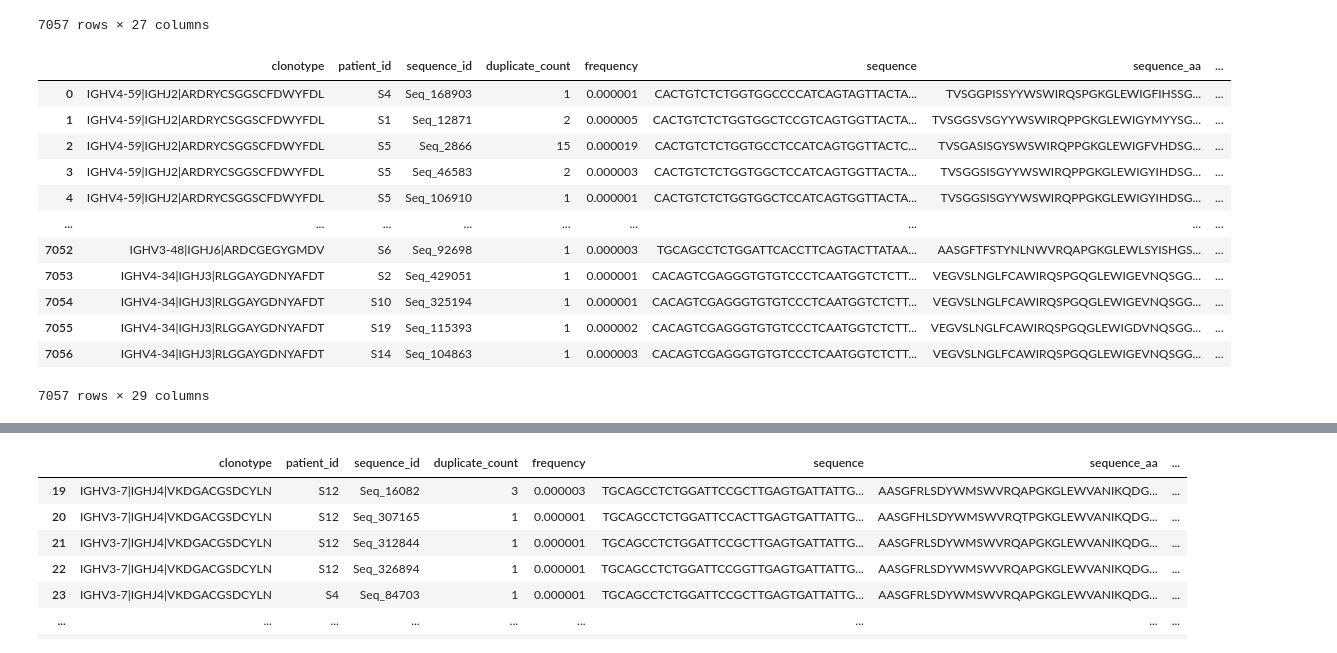
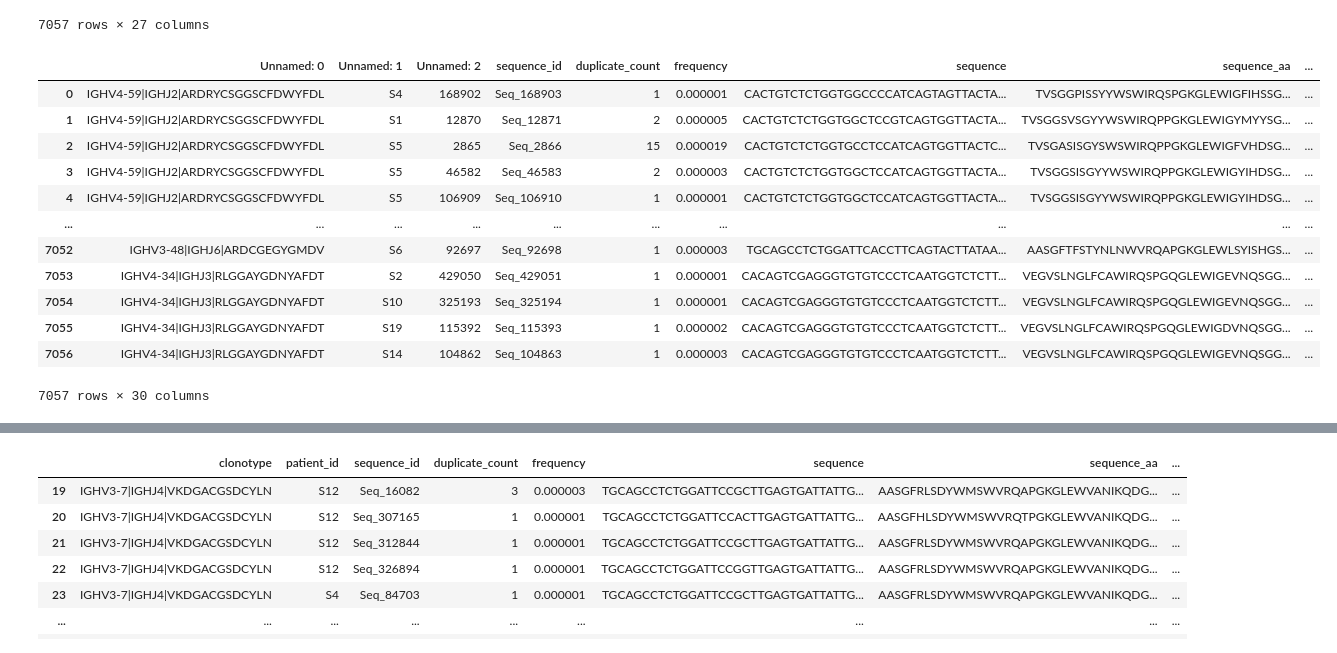
Before and after one commit to DaeheonKwon/Grad_proj, a Jupyter notebook: playground.ipynb, the cells around one changed output, grey strips where cells are left out. Drawn from its saved outputs; the diff is of its cells as text; code cells hidden in the pictures.

```diff
--- a/playground.ipynb
+++ b/playground.ipynb
@@ -66,9 +57,9 @@ from utils.preprocessing import preprocessing
 def unique_shared_clonotype(shared_clonotype):
     raw_datas = []
     for patient in shared_clonotype['patients']:
-        with pd.read_csv(f'../Data/new_sjogren_file/{patient}_add_d_gene.tsv', sep='\t') as df:
-            process = preprocessing(df)
-            raw_datas.append(process().get_group((shared_clonotype['v_call'], shared_clonotype['j_call'], shared_clonotype['cdr3_aa'])))
+        df = pd.read_csv(f'../Data/new_sjogren_file/{patient}_add_d_gene.tsv', sep='\t')
+        process = preprocessing(df)
+        raw_datas.append(process().get_group((shared_clonotype['v_call'], shared_clonotype['j_call'], shared_clonotype['cdr3_aa'])))
     concat = pd.concat(raw_datas, keys = shared_clonotype['patients'])
     concat['isUnique'] = ~concat['sequence'].duplicated(keep=False)
     return concat
@@ -94,19 +85,20 @@ concat_clone
 |  | S14 | 104862 | Seq_104863 | 1 | 0.000003 | CACAGTCGAGGGTGTGTCCCTCAATGGTCTCTT... | VEGVSLNGLFCAWIRQSPGQGLEWIGEVNQSGG... | GTCGAGGGTGTGTCCCTCAATGGTCTCTTCTGC... | ... |
 7057 rows × 27 columns
 # %%
-clone_marked = pd.read_csv('../Data/sjogren_unique_sequences_marked.csv')
-clone_marked
+concat_clone.to_csv('../Data/sjogren_unique_sequences_marked.csv')
+concat_clone =  pd.read_csv('../Data/sjogren_unique_sequences_marked.csv')
+concat_clone
 # %% [output]
-|  | clonotype | patient_id | sequence_id | duplicate_count | frequency | sequence | sequence_aa | ... |
-| 0 | IGHV4-59|IGHJ2|ARDRYCSGGSCFDWYFDL | S4 | Seq_168903 | 1 | 0.000001 | CACTGTCTCTGGTGGCCCCATCAGTAGTTACTA... | TVSGGPISSYYWSWIRQSPGKGLEWIGFIHSSG... | ... |
-| 1 | IGHV4-59|IGHJ2|ARDRYCSGGSCFDWYFDL | S1 | Seq_12871 | 2 | 0.000005 | CACTGTCTCTGGTGGCTCCGTCAGTGGTTACTA... | TVSGGSVSGYYWSWIRQPPGKGLEWIGYMYYSG... | ... |
-| 2 | IGHV4-59|IGHJ2|ARDRYCSGGSCFDWYFDL | S5 | Seq_2866 | 15 | 0.000019 | CACTGTCTCTGGTGCCTCCATCAGTGGTTACTC... | TVSGASISGYSWSWIRQPPGKGLEWIGFVHDSG... | ... |
-| 3 | IGHV4-59|IGHJ2|ARDRYCSGGSCFDWYFDL | S5 | Seq_46583 | 2 | 0.000003 | CACTGTCTCTGGTGGCTCCATCAGTGGTTACTA... | TVSGGSISGYYWSWIRQPPGKGLEWIGYIHDSG... | ... |
-| 4 | IGHV4-59|IGHJ2|ARDRYCSGGSCFDWYFDL | S5 | Seq_106910 | 1 | 0.000001 | CACTGTCTCTGGTGGCTCCATCAGTGGTTACTA... | TVSGGSISGYYWSWIRQPPGKGLEWIGYIHDSG... | ... |
-| ... | ... | ... | ... | ... | ... | ... | ... | ... |
-| 7052 | IGHV3-48|IGHJ6|ARDCGEGYGMDV | S6 | Seq_92698 | 1 | 0.000003 | TGCAGCCTCTGGATTCACCTTCAGTACTTATAA... | AASGFTFSTYNLNWVRQAPGKGLEWLSYISHGS... | ... |
-| 7053 | IGHV4-34|IGHJ3|RLGGAYGDNYAFDT | S2 | Seq_429051 | 1 | 0.000001 | CACAGTCGAGGGTGTGTCCCTCAATGGTCTCTT... | VEGVSLNGLFCAWIRQSPGQGLEWIGEVNQSGG... | ... |
-| 7054 | IGHV4-34|IGHJ3|RLGGAYGDNYAFDT | S10 | Seq_325194 | 1 | 0.000001 | CACAGTCGAGGGTGTGTCCCTCAATGGTCTCTT... | VEGVSLNGLFCAWIRQSPGQGLEWIGEVNQSGG... | ... |
-| 7055 | IGHV4-34|IGHJ3|RLGGAYGDNYAFDT | S19 | Seq_115393 | 1 | 0.000002 | CACAGTCGAGGGTGTGTCCCTCAATGGTCTCTT... | VEGVSLNGLFCAWIRQSPGQGLEWIGDVNQSGG... | ... |
-| 7056 | IGHV4-34|IGHJ3|RLGGAYGDNYAFDT | S14 | Seq_104863 | 1 | 0.000003 | CACAGTCGAGGGTGTGTCCCTCAATGGTCTCTT... | VEGVSLNGLFCAWIRQSPGQGLEWIGEVNQSGG... | ... |
+|  | Unnamed: 0 | Unnamed: 1 | Unnamed: 2 | sequence_id | duplicate_count | frequency | sequence | sequence_aa | ... |
+| 0 | IGHV4-59|IGHJ2|ARDRYCSGGSCFDWYFDL | S4 | 168902 | Seq_168903 | 1 | 0.000001 | CACTGTCTCTGGTGGCCCCATCAGTAGTTACTA... | TVSGGPISSYYWSWIRQSPGKGLEWIGFIHSSG... | ... |
+| 1 | IGHV4-59|IGHJ2|ARDRYCSGGSCFDWYFDL | S1 | 12870 | Seq_12871 | 2 | 0.000005 | CACTGTCTCTGGTGGCTCCGTCAGTGGTTACTA... | TVSGGSVSGYYWSWIRQPPGKGLEWIGYMYYSG... | ... |
+| 2 | IGHV4-59|IGHJ2|ARDRYCSGGSCFDWYFDL | S5 | 2865 | Seq_2866 | 15 | 0.000019 | CACTGTCTCTGGTGCCTCCATCAGTGGTTACTC... | TVSGASISGYSWSWIRQPPGKGLEWIGFVHDSG... | ... |
+| 3 | IGHV4-59|IGHJ2|ARDRYCSGGSCFDWYFDL | S5 | 46582 | Seq_46583 | 2 | 0.000003 | CACTGTCTCTGGTGGCTCCATCAGTGGTTACTA... | TVSGGSISGYYWSWIRQPPGKGLEWIGYIHDSG... | ... |
+| 4 | IGHV4-59|IGHJ2|ARDRYCSGGSCFDWYFDL | S5 | 106909 | Seq_106910 | 1 | 0.000001 | CACTGTCTCTGGTGGCTCCATCAGTGGTTACTA... | TVSGGSISGYYWSWIRQPPGKGLEWIGYIHDSG... | ... |
+| ... | ... | ... | ... | ... | ... | ... | ... | ... | ... |
+| 7052 | IGHV3-48|IGHJ6|ARDCGEGYGMDV | S6 | 92697 | Seq_92698 | 1 | 0.000003 | TGCAGCCTCTGGATTCACCTTCAGTACTTATAA... | AASGFTFSTYNLNWVRQAPGKGLEWLSYISHGS... | ... |
+| 7053 | IGHV4-34|IGHJ3|RLGGAYGDNYAFDT | S2 | 429050 | Seq_429051 | 1 | 0.000001 | CACAGTCGAGGGTGTGTCCCTCAATGGTCTCTT... | VEGVSLNGLFCAWIRQSPGQGLEWIGEVNQSGG... | ... |
+| 7054 | IGHV4-34|IGHJ3|RLGGAYGDNYAFDT | S10 | 325193 | Seq_325194 | 1 | 0.000001 | CACAGTCGAGGGTGTGTCCCTCAATGGTCTCTT... | VEGVSLNGLFCAWIRQSPGQGLEWIGEVNQSGG... | ... |
+| 7055 | IGHV4-34|IGHJ3|RLGGAYGDNYAFDT | S19 | 115392 | Seq_115393 | 1 | 0.000002 | CACAGTCGAGGGTGTGTCCCTCAATGGTCTCTT... | VEGVSLNGLFCAWIRQSPGQGLEWIGDVNQSGG... | ... |
+| 7056 | IGHV4-34|IGHJ3|RLGGAYGDNYAFDT | S14 | 104862 | Seq_104863 | 1 | 0.000003 | CACAGTCGAGGGTGTGTCCCTCAATGGTCTCTT... | VEGVSLNGLFCAWIRQSPGQGLEWIGEVNQSGG... | ... |
-7057 rows × 29 columns
+7057 rows × 30 columns
```
Also changed, not shown: parts of 16 cells of this notebook, 3 other files.
